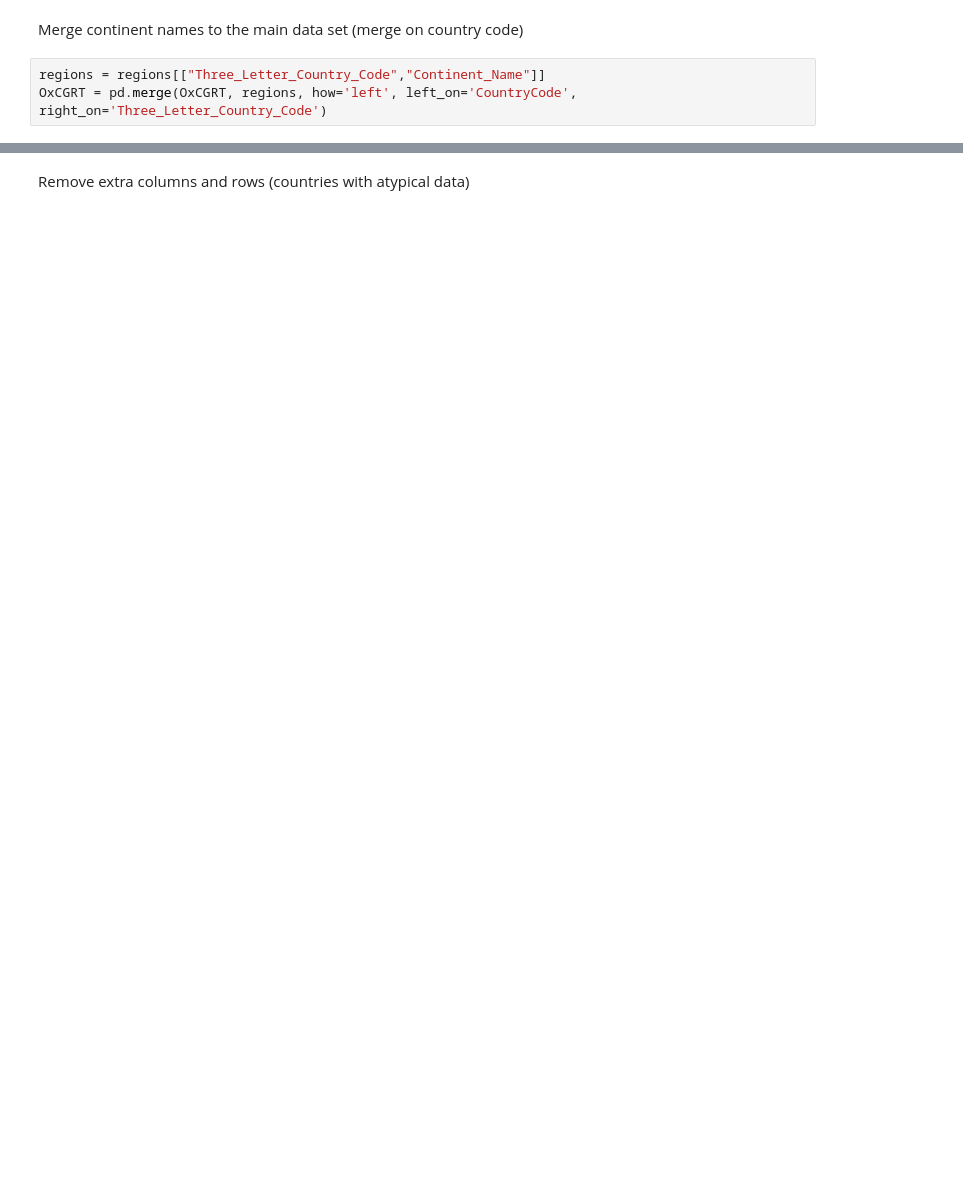
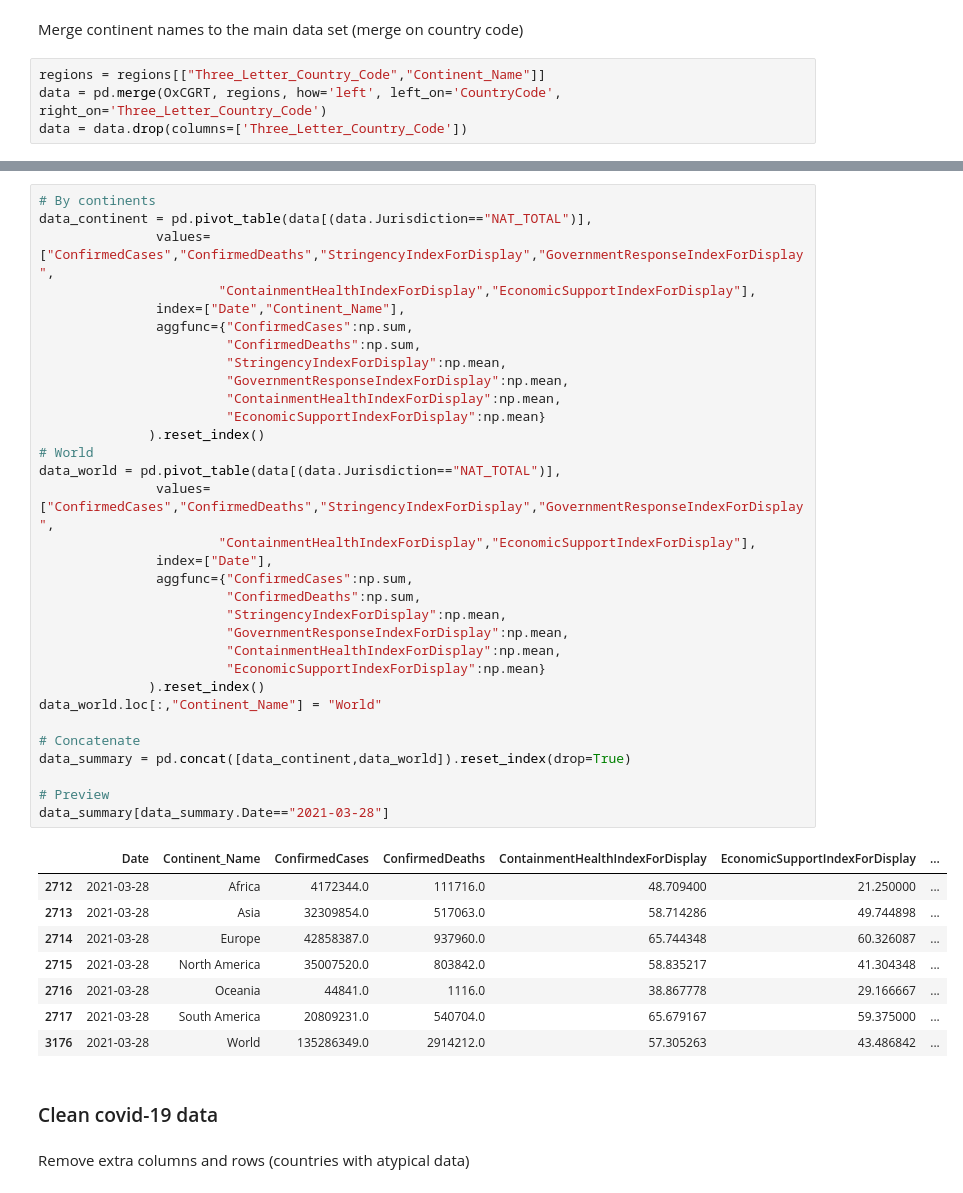
Before and after one commit to marija-grj/YACD, a Jupyter notebook: create-dataset.ipynb, the cells around one changed output, grey strips where cells are left out. Cells and saved outputs as stored; diff of their text form; blank space fills up the shorter version.

Commit message:
Summary by continent and world

```diff
--- a/create-dataset.ipynb
+++ b/create-dataset.ipynb
@@ -25,4 +16,5 @@ regions.head()
 Merge continent names to the main data set (merge on country code)
 # %%
 regions = regions[["Three_Letter_Country_Code","Continent_Name"]]
-OxCGRT = pd.merge(OxCGRT, regions, how='left', left_on='CountryCode', right_on='Three_Letter_Country_Code')
+data = pd.merge(OxCGRT, regions, how='left', left_on='CountryCode', right_on='Three_Letter_Country_Code')
+data = data.drop(columns=['Three_Letter_Country_Code'])
@@ -29,3 +33,46 @@ OxCGRT = pd.merge(OxCGRT, regions, how='left', left_on='CountryCode', right_on='
+# %%
+# By continents
+data_continent = pd.pivot_table(data[(data.Jurisdiction=="NAT_TOTAL")],
+               values=["ConfirmedCases","ConfirmedDeaths","StringencyIndexForDisplay","GovernmentResponseIndexForDisplay",
+                       "ContainmentHealthIndexForDisplay","EconomicSupportIndexForDisplay"],
+               index=["Date","Continent_Name"],
+               aggfunc={"ConfirmedCases":np.sum,
+                        "ConfirmedDeaths":np.sum,
+                        "StringencyIndexForDisplay":np.mean,
+                        "GovernmentResponseIndexForDisplay":np.mean,
+                        "ContainmentHealthIndexForDisplay":np.mean,
+                        "EconomicSupportIndexForDisplay":np.mean}
+              ).reset_index()
+# World
+data_world = pd.pivot_table(data[(data.Jurisdiction=="NAT_TOTAL")],
+               values=["ConfirmedCases","ConfirmedDeaths","StringencyIndexForDisplay","GovernmentResponseIndexForDisplay",
+                       "ContainmentHealthIndexForDisplay","EconomicSupportIndexForDisplay"],
+               index=["Date"],
+               aggfunc={"ConfirmedCases":np.sum,
+                        "ConfirmedDeaths":np.sum,
+                        "StringencyIndexForDisplay":np.mean,
+                        "GovernmentResponseIndexForDisplay":np.mean,
+                        "ContainmentHealthIndexForDisplay":np.mean,
+                        "EconomicSupportIndexForDisplay":np.mean}
+              ).reset_index()
+data_world.loc[:,"Continent_Name"] = "World"
+
+# Concatenate
+data_summary = pd.concat([data_continent,data_world]).reset_index(drop=True)
+
+# Preview
+data_summary[data_summary.Date=="2021-03-28"]
+# %% [output]
+|  | Date | Continent_Name | ConfirmedCases | ConfirmedDeaths | ContainmentHealthIndexForDisplay | EconomicSupportIndexForDisplay | ... |
+| 2712 | 2021-03-28 | Africa | 4172344.0 | 111716.0 | 48.709400 | 21.250000 | ... |
+| 2713 | 2021-03-28 | Asia | 32309854.0 | 517063.0 | 58.714286 | 49.744898 | ... |
+| 2714 | 2021-03-28 | Europe | 42858387.0 | 937960.0 | 65.744348 | 60.326087 | ... |
+| 2715 | 2021-03-28 | North America | 35007520.0 | 803842.0 | 58.835217 | 41.304348 | ... |
+| 2716 | 2021-03-28 | Oceania | 44841.0 | 1116.0 | 38.867778 | 29.166667 | ... |
+| 2717 | 2021-03-28 | South America | 20809231.0 | 540704.0 | 65.679167 | 59.375000 | ... |
+| 3176 | 2021-03-28 | World | 135286349.0 | 2914212.0 | 57.305263 | 43.486842 | ... |
+# %% [markdown]
+### Clean covid-19 data
 # %% [markdown]
 Remove extra columns and rows (countries with atypical data)
 # %%
```
Also changed, not shown: parts of 46 cells of this notebook, 2 other files.
